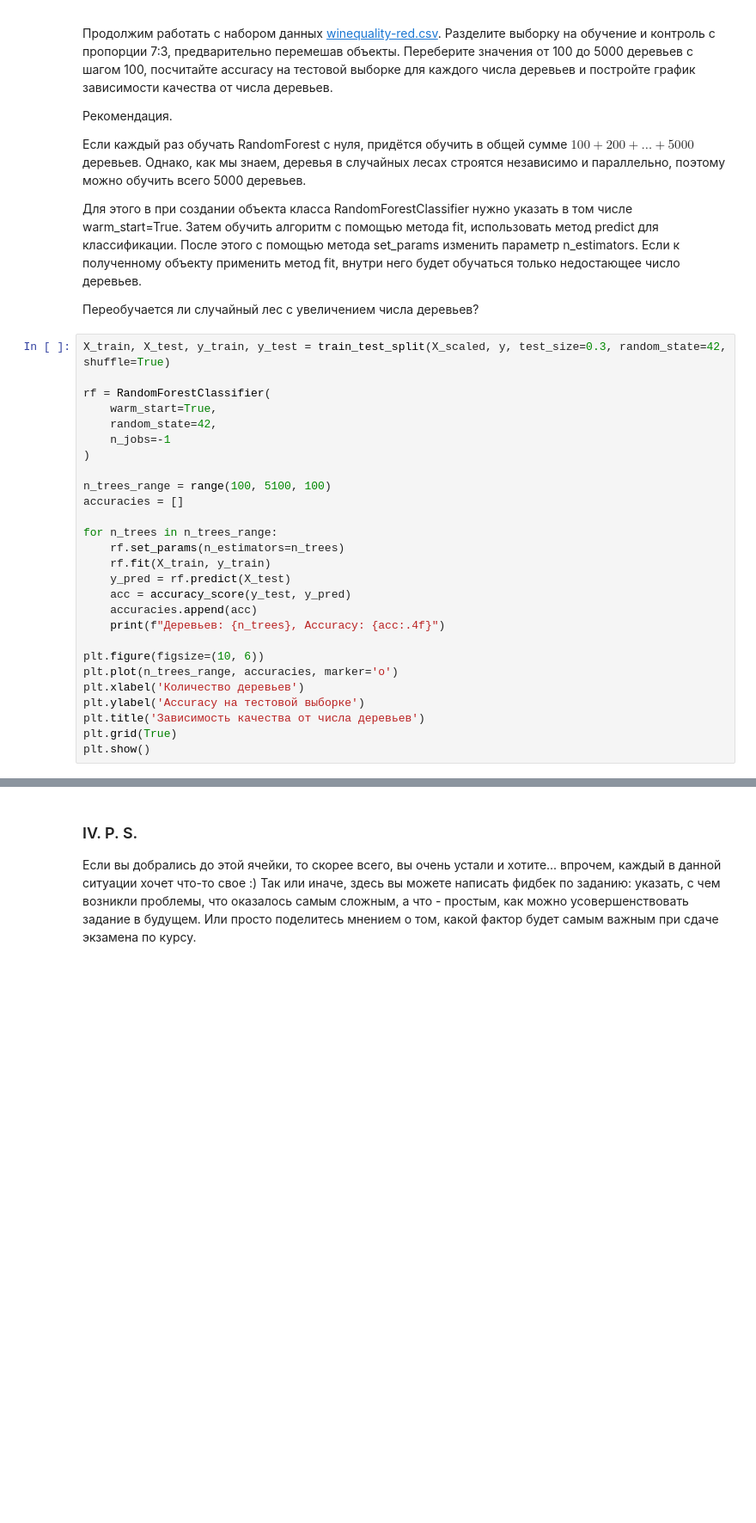
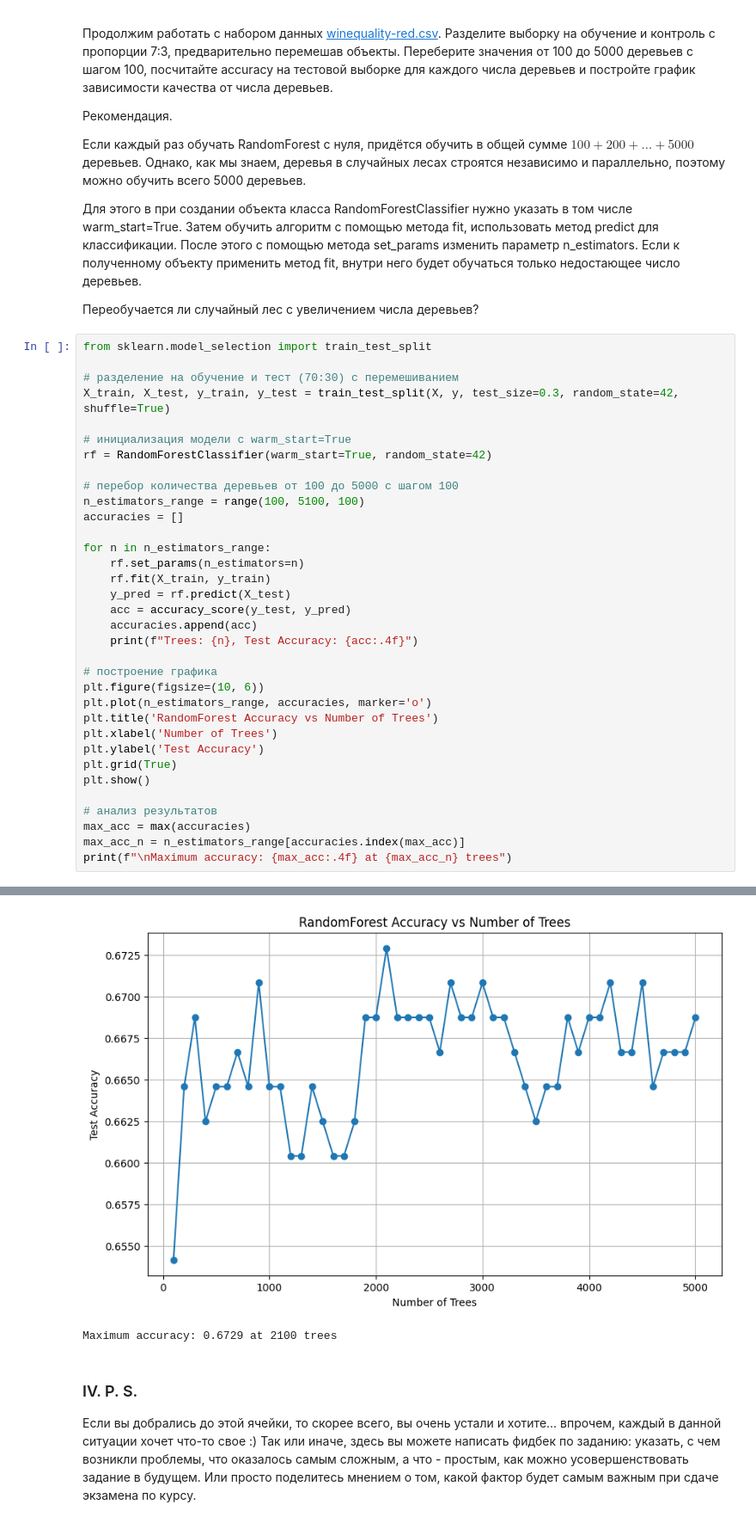
Before and after one commit to raffeekk/ML25, a Jupyter notebook: homework/HW3_GorbunenkoD.ipynb, the cells around one changed output, grey strips where cells are left out. Shown at 86% size. Cells and saved outputs as stored; diff of their text form; blank space fills up the shorter version.

```diff
--- a/homework/HW3_GorbunenkoD.ipynb
+++ b/homework/HW3_GorbunenkoD.ipynb
@@ -939,30 +1191,37 @@ __15 (1 балл)__
 
 Переобучается ли случайный лес с увеличением числа деревьев?
 # %%
-X_train, X_test, y_train, y_test = train_test_split(X_scaled, y, test_size=0.3, random_state=42, shuffle=True)
+from sklearn.model_selection import train_test_split
 
-rf = RandomForestClassifier(
-    warm_start=True,
-    random_state=42,
-    n_jobs=-1
-)
+# разделение на обучение и тест (70:30) с перемешиванием
+X_train, X_test, y_train, y_test = train_test_split(X, y, test_size=0.3, random_state=42, shuffle=True)
 
-n_trees_range = range(100, 5100, 100)
+# инициализация модели с warm_start=True
+rf = RandomForestClassifier(warm_start=True, random_state=42)
+
+# перебор количества деревьев от 100 до 5000 с шагом 100
+n_estimators_range = range(100, 5100, 100)
 accuracies = []
 
-for n_trees in n_trees_range:
-    rf.set_params(n_estimators=n_trees)
+for n in n_estimators_range:
+    rf.set_params(n_estimators=n)
     rf.fit(X_train, y_train)
     y_pred = rf.predict(X_test)
     acc = accuracy_score(y_test, y_pred)
     accuracies.append(acc)
-    print(f"Деревьев: {n_trees}, Accuracy: {acc:.4f}")
+    print(f"Trees: {n}, Test Accuracy: {acc:.4f}")
 
+# построение графика
 plt.figure(figsize=(10, 6))
-plt.plot(n_trees_range, accuracies, marker='o')
-plt.xlabel('Количество деревьев')
-plt.ylabel('Accuracy на тестовой выборке')
-plt.title('Зависимость качества от числа деревьев')
+plt.plot(n_estimators_range, accuracies, marker='o')
+plt.title('RandomForest Accuracy vs Number of Trees')
+plt.xlabel('Number of Trees')
+plt.ylabel('Test Accuracy')
 plt.grid(True)
 plt.show()
+
+# анализ результатов
+max_acc = max(accuracies)
+max_acc_n = n_estimators_range[accuracies.index(max_acc)]
+print(f"\nMaximum accuracy: {max_acc:.4f} at {max_acc_n} trees")
 # %% [output]
@@ -970,3 +1245,5 @@ NameError: name 'X_scaled' is not defined
+[figure, added]
+Maximum accuracy: 0.6729 at 2100 trees
 # %% [markdown]
 ### IV. P. S.
 Если вы добрались до этой ячейки, то скорее всего, вы очень устали и хотите... впрочем, каждый в данной ситуации хочет что-то свое :) Так или иначе, здесь вы можете написать фидбек по заданию: указать, с чем возникли проблемы, что оказалось самым сложным, а что - простым, как можно усовершенствовать задание в будущем. Или просто поделитесь мнением о том, какой фактор будет самым важным при сдаче экзамена по курсу.
```
Also changed, not shown: parts of 32 cells of this notebook.
